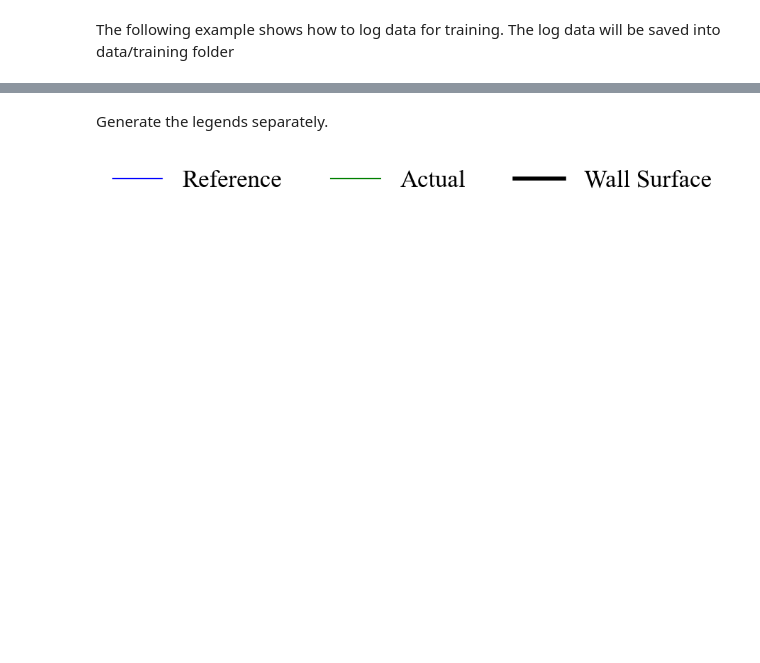
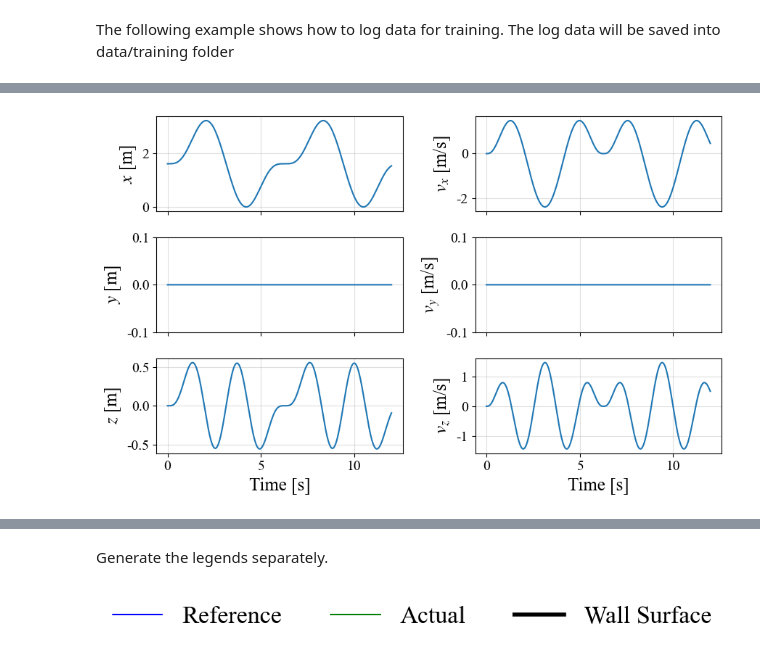
Before and after one commit to zzzzzzhym/DroneSimulator, a Jupyter notebook: simulation/simulation_paper_result_generator.ipynb, the cells around one changed output, grey strips where cells are left out. Cells and saved outputs as stored; diff of their text form; code cells hidden in the pictures; blank space fills up the shorter version.

```diff
--- a/simulation/simulation_paper_result_generator.ipynb
+++ b/simulation/simulation_paper_result_generator.ipynb
@@ -26,13 +26,23 @@ wind_speed_x = -12.0
 wind_speed_y = 0.0
 wind_speed_z = -12.0
 
+is_figure8 = True
+
 sim_test = manager.Manager()
-model = drone.disturbance_model.WindEffectNearWall(wall_origin=np.array([-wall_distance, 0, 0]),
-                                                    u_free = np.array([wind_speed_x, wind_speed_y, wind_speed_z]))
-trajectory = drone.trajectory.Figure8(10)
+if is_figure8:
+    model = drone.disturbance_model.WindEffectNearWall(wall_origin=np.array([-wall_distance, 0, 0]),
+                                                        u_free = np.array([wind_speed_x, wind_speed_y, wind_speed_z]))
+    trajectory = drone.trajectory.Figure8(10)
+else:
+    model = drone.disturbance_model.AggregatedDisturbance(wall_origin=np.array([-wall_distance, 0, 0]),
+                                                        u_free = np.array([wind_speed_x, wind_speed_y, wind_speed_z]))
+    trajectory= drone.trajectory.CircleYZ()
 sim_test.set_up(disturbance_model=model, trajectory=trajectory)
 
-sim_test.run(10.0)
+if is_figure8:
+    sim_test.run(12.0)
+else:
+    sim_test.run(32.0)
 # %% [output]
 [PropellerLookupTable] Reading data from ..\inflow_model\lookup_table\apc_8x6_with_trail_refine.yaml
 is_sinusoidal_wind:  False
@@ -54 +66,66 @@ number of dynamics model steps per controller step: 2
+# %%
+import matplotlib.pyplot as plt
+
+def plot_trajectory(t_span, logger: np.ndarray, is_figure8):
+    fig, axs = plt.subplots(3, 2, sharex=True, figsize=(9, 6))
+    # fig.suptitle('Reference Trajectory Profile')
+
+    # Position
+    axs[0, 0].plot(t_span, logger["x_d"][:, 0])
+    axs[0, 0].set_ylabel(r'$x$ [m]')
+    axs[0, 0].grid(True, alpha=0.4)
+
+    axs[1, 0].plot(t_span, logger["x_d"][:, 1])
+    axs[1, 0].set_ylabel(r'$y$ [m]')
+    if is_figure8:
+        axs[1, 0].set_ylim(-0.1, 0.1)
+    axs[1, 0].grid(True, alpha=0.4)
+
+    axs[2, 0].plot(t_span, logger["x_d"][:, 2])
+    axs[2, 0].set_ylabel(r'$z$ [m]')
+    axs[2, 0].grid(True, alpha=0.4)
+    axs[2, 0].set_xlabel('Time [s]')
+
+    # Velocity
+    axs[0, 1].plot(t_span, logger["v_d"][:, 0])
+    axs[0, 1].set_ylabel(r'$v_{x}$ [m/s]')
+    axs[0, 1].grid(True, alpha=0.4)
+
+    axs[1, 1].plot(t_span, logger["v_d"][:, 1])
+    axs[1, 1].set_ylabel(r'$v_{y}$ [m/s]')
+    if is_figure8:
+        axs[1, 1].set_ylim(-0.1, 0.1)
+    axs[1, 1].grid(True, alpha=0.4)
+
+    axs[2, 1].plot(t_span, logger["v_d"][:, 2])
+    axs[2, 1].set_ylabel(r'$v_{z}$ [m/s]')
+    axs[2, 1].grid(True, alpha=0.4)
+    axs[2, 1].set_xlabel('Time [s]')
+
+    fig.tight_layout(rect=[0, 0, 1, 0.95])
+    return fig
+
+plt.rcParams.update({
+    "font.family": "serif",
+    "font.serif": ["Times New Roman", "Times"],
+    "mathtext.fontset": "stix",
+    "axes.unicode_minus": False,
+
+    # ---- UNIVERSAL FONT SIZES ----
+    "font.size": 16,         # baseline text
+    "axes.labelsize": 18,    # axis labels
+    "axes.titlesize": 13,    # subplot/figure titles
+    "xtick.labelsize": 14,   # x tick labels
+    "ytick.labelsize": 14,   # y tick labels
+    "legend.fontsize": 14,   # legends
+})
+
+fig = plot_trajectory(sim_test.result.t_span, sim_test.logger.output, is_figure8)
+if is_figure8:
+    filename = f"traj0.pdf"
+else:
+    filename = f"traj1.pdf"
+fig.savefig(filename, dpi=300, bbox_inches='tight')
+# %% [output]
+[figure, added]
 # %% [markdown]
```
Also changed, not shown: parts of 4 cells of this notebook, 22 other files.
